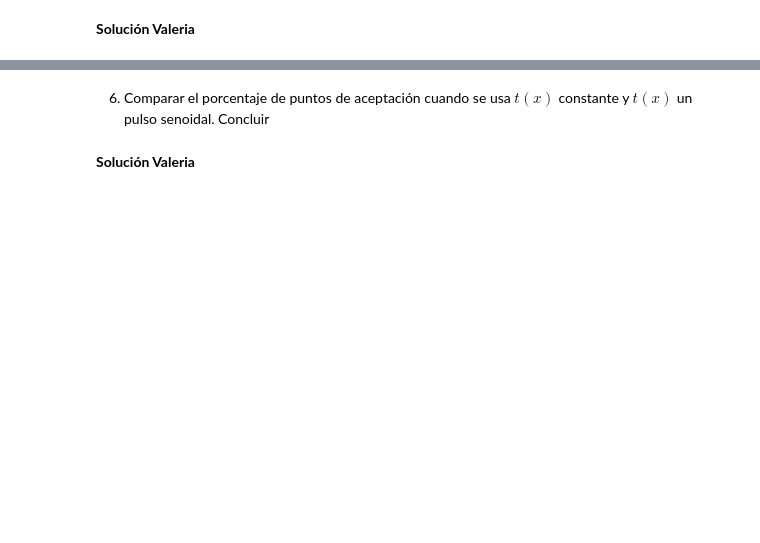
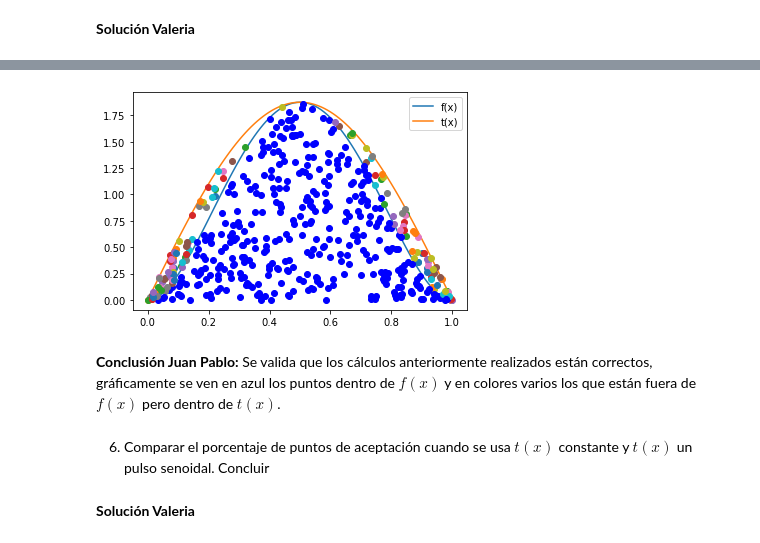
Before and after one commit to valerialadron/Tarea-6_VLadron_JPRodriguez, a Jupyter notebook: Tarea6_Vladron_JPRodriguez.ipynb, the cells around one changed output, grey strips where cells are left out. Drawn from its saved outputs; the diff is of its cells as text; code cells hidden in the pictures; blank space fills up the shorter version.

```diff
--- a/Tarea6_Vladron_JPRodriguez.ipynb
+++ b/Tarea6_Vladron_JPRodriguez.ipynb
@@ -150,3 +198,34 @@ El máximo de f es: [1.875]
+# %%
+#codigo estudiante 2 Juan Pablo Rodríguez
+
+# Función de aceptación y rechazo usando compresión de listas
+def Acep_rechazo(R2:'Variables distruidas U~U(0,1)',
+                 R1:'Variables distribuidas como g(x)',
+                 f:'función objetivo a generar',
+                 t:'función que mayora a f'):
+    f_x = f(R1)
+    t_x = t(R1)
+    condition = R2*t_x <=f_x
+    [plt.plot(R1[i],R2[i]*t_x[i],'ob') if condition[i] else plt.plot(R1[i],R2[i]*t_x[i],'o') \
+         for i in range(len(R1))]
+
+    plt.show()
+
+f = lambda x: 30 * (x**2 - 2 * x**3 + x**4)
+# Función t -> Función constante
+t = lambda x: max_f * np.sin(np.pi*x)
+x = np.arange(0,1.01,0.01)
+
+plt.plot(x,f(x),label='f(x)')
+plt.plot(x,t(x),label='t(x)')
+plt.legend()
+R2 = np.random.rand(500)
+R1 = np.random.rand(500)
+Acep_rechazo(R2, R1, f, t)
+# %% [output]
+[figure, added]
+# %% [markdown]
+**Conclusión Juan Pablo:** Se valida que los cálculos anteriormente realizados están correctos, gráficamente se ven en azul los puntos dentro de $f(x)$ y en colores varios los que están fuera de $f(x)$ pero dentro de $t(x)$.
 # %% [markdown]
 6. Comparar el porcentaje de puntos de aceptación cuando se usa $t(x)$ constante y $t(x)$ un pulso senoidal. Concluir
 # %% [markdown]
```
Also changed, not shown: parts of 33 cells of this notebook.
